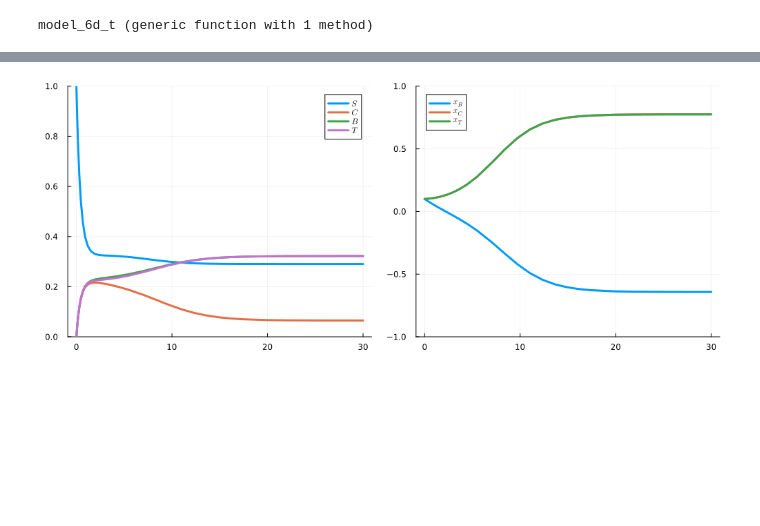
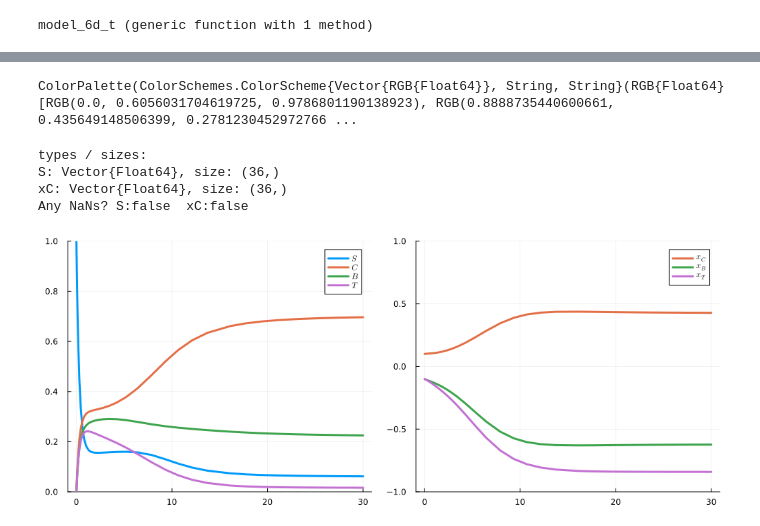
Before and after one commit to valentine-alia/MAE-6870, a Jupyter notebook: project/set_up_integration.ipynb, the cells around one changed output, grey strips where cells are left out. Cells and saved outputs as stored; diff of their text form; code cells hidden in the pictures; blank space fills up the shorter version.

```diff
--- a/project/set_up_integration.ipynb
+++ b/project/set_up_integration.ipynb
@@ -32,9 +32,9 @@ function model_6d_t(x,p,t)
     Sdot = -(alphaC*(1+xC)+alphaB*(1+xB)+alphaT*(1+xT))*S + beta*T + (omegaC*C+omegaB*B)/(1+ (C/k)^n)
     Cdot = alphaC*(1+xC)*S - omegaC*C/(1+ (C/k)^n)
     Tdot = alphaT*(1+xT)*S - beta*T
-    xCdot = -xC + tanh(u*(aC*xC + aBC*xB + aTC*xT + bC*C))
-    xBdot = -xB + tanh(u*(aB*xB + aCB*xC + aTB*xT + bB*C))
-    xTdot = -xT + tanh(u*(aT*xT + aCT*xC + aBT*xB + bT*C))
+    xCdot = -xC + tanh(u*(aC*xC + aBC*xB + aTC*xT + bC*C*xC))
+    xBdot = -xB + tanh(u*(aB*xB + aCB*xC + aTB*xT + bB*C*xB))
+    xTdot = -xT + tanh(u*(aT*xT + aCT*xC + aBT*xB + bT*C*xT))
     [
         Sdot
         Cdot
@@ -49,18 +60,39 @@ model_6d_t (generic function with 1 method)
+# %%
+pal = palette(:default)
+# %% [output]
+ColorPalette(ColorSchemes.ColorScheme{Vector{RGB{Float64}}, String, String}(RGB{Float64}[RGB(0.0, 0.6056031704619725, 0.9786801190138923), RGB(0.8888735440600661, 0.435649148506399, 0.2781230452972766 ...
+# %%
+println("types / sizes:")
+println("S: ", typeof(S), ", size: ", size(S))
+println("xC: ", typeof(xC), ", size: ", size(xC))
+println("Any NaNs? S:", any(isnan, S), "  xC:", any(isnan, xC))
+# %% [output]
+types / sizes:
+S: Vector{Float64}, size: (36,)
+xC: Vector{Float64}, size: (36,)
+Any NaNs? S:false  xC:false
 # %%
-par = (alphaC=0.5, alphaB=0.5, alphaT=0.5, beta=0.8,omegaC=0.8,omegaB=0.8,k=0.5,n=4,u=0.8,aC=1.0,aB=1.0,aT=1.0,aBC=-0.2,aTC=-0.2,bC=-0.,aCB=-0.2,aTB=0.5,bB=-0.,aCT=-0.2,aBT=0.5,bT=0)
+par = (alphaC=1.0,alphaB=1.0,alphaT=1.0,beta=0.6,omegaC=0.6,omegaB=0.5,k=0.5,n=4,u=0.8,aC=1.0,aB=1.0,aT=1.0,aBC=-0.2,aTC=-0.2,bC=-0.5,aCB=-0.2,aTB=0.5,bB=-0.5,aCT=-0.2,aBT=0.5,bT=0.5)
 alphaC,alphaB,alphaT,beta,omegaC,omegaB,k,n,u,aC,aB,aT,aBC,aTC,bC,aCB,aTB,bB,aCT,aBT,bT = par
-u0 = [1.0,0,0,0.1,0.1,0.1]
+u0 = [1.0,0,0,0.1,-0.1,-0.1]
 tspan=(0.0,30.0)
-
 
 prob_6d = ODEProblem(model_6d_t,u0,tspan,par)
 sol6d = DifferentialEquations.solve(prob_6d)
 S,C,T,xC,xB,xT = sol6d[1,:],sol6d[2,:],sol6d[3,:],sol6d[4,:],sol6d[5,:],sol6d[6,:]
 B = 1 .- S .- C .- T
 
-p1=plot(sol6d.t, [S,C,B,T], label = [L"S" L"C" L"B" L"T"],linewidth = 3, ylims = (0,1))
-p2 = plot(sol6d.t, [xC,xB,xT], label = [L"x_B" L"x_C" L"x_T"], linewidth =3,ylims = (-1,1))
+pal = palette(:default)
 
-plot(p1,p2,size=(1000,400))
+p1 = plot(sol6d.t, vec(S), label = L"S",  lw=3, ylims=(0,1), color = pal[1])
+plot!(p1, sol6d.t, vec(C), label = L"C",   lw=3, color = pal[2])
+plot!(p1, sol6d.t, vec(B), label = L"B",   lw=3, color = pal[3])
+plot!(p1, sol6d.t, vec(T), label = L"T",   lw=3, color = pal[4])
+
+p2 = plot(sol6d.t, vec(xC), label = L"x_C", lw=3, ylims=(-1,1), color = pal[2])
+plot!(p2, sol6d.t, vec(xB), label = L"x_B", lw=3, color = pal[3])
+plot!(p2, sol6d.t, vec(xT), label = L"x_T", lw=3, color = pal[4])
+
+plot(p1, p2, size=(1000,400))
 # %% [output]
-[figure, old version]
+[figure, new version]
```
Also changed, not shown: parts of 7 cells of this notebook, 2 other files.
